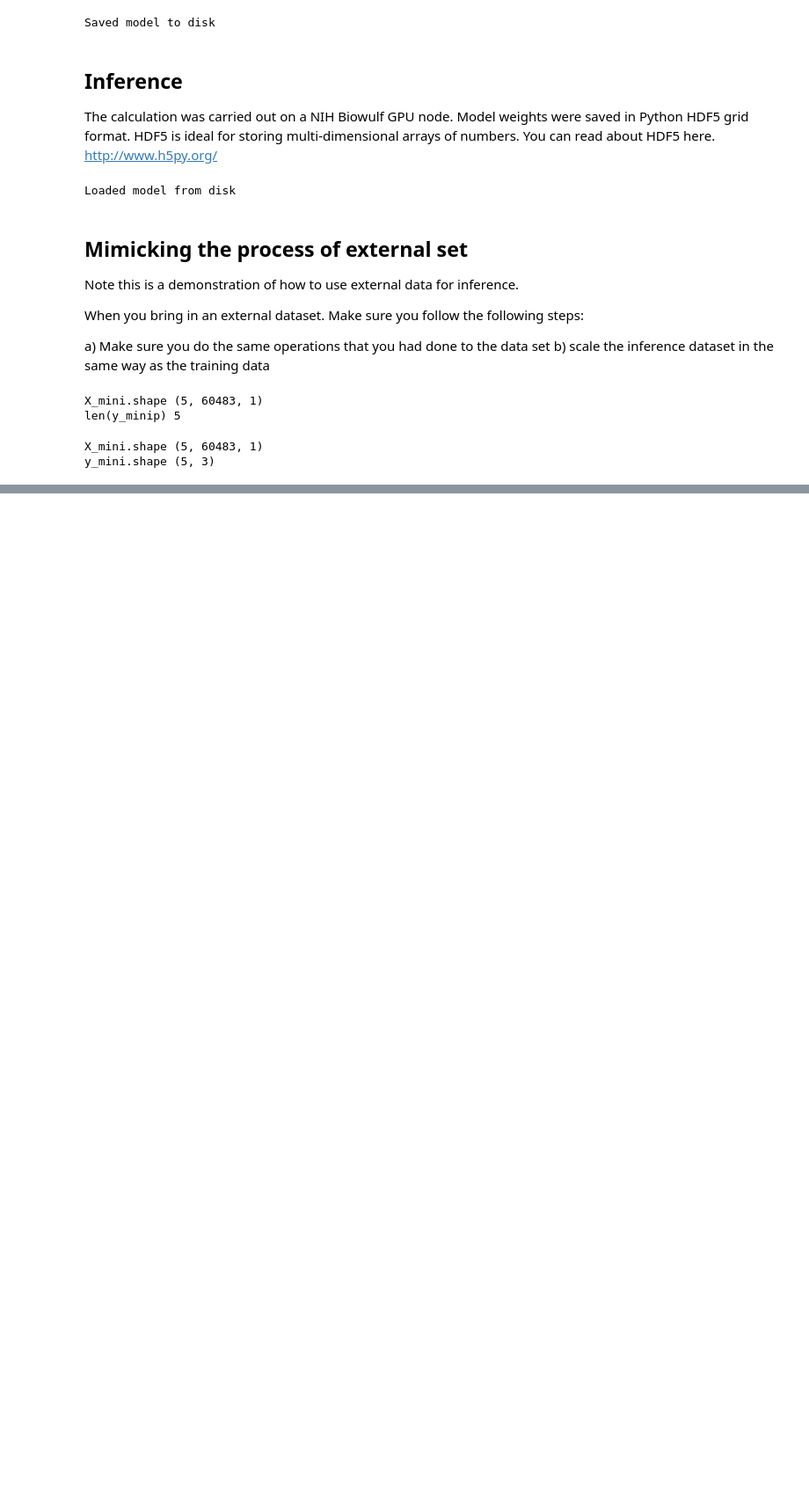
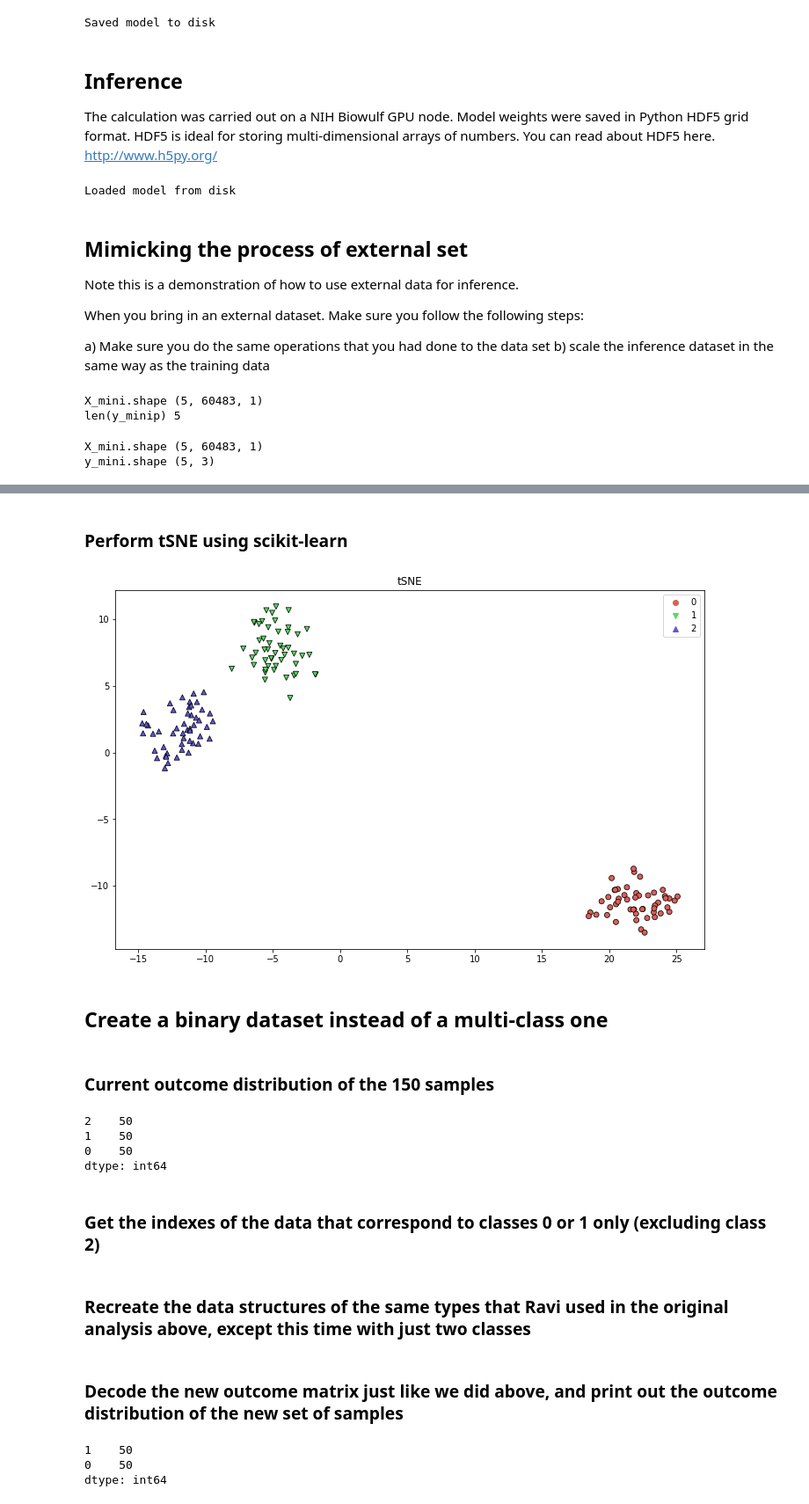
Before and after one commit to ravichas/ML-TC1, a Jupyter notebook: TC1-ConvNN.ipynb, the cells around one changed output, grey strips where cells are left out. Shown at 88% size. Saved outputs shown, nothing was run; the diff lists cells and outputs as text; code cells hidden in the pictures; blank space fills up the shorter version.

```diff
--- a/TC1-ConvNN.ipynb
+++ b/TC1-ConvNN.ipynb
@@ -387,0 +446,23 @@ print("%s: %.2f%%" % (loaded_model.metrics_names[1], score[1]*100))
+# %% [markdown]
+### Perform tSNE using scikit-learn
+# %%
+import sklearn.manifold as sk_manif
+tsne = sk_manif.TSNE(n_components=2)
+tsne_results = tsne.fit_transform(TC1data3.iloc[:,:500])
+ax = tc1_library.plot_results(tsne_results, outcome_decoded)
+ax.set_title('tSNE');
+# %% [output]
+[figure, added]
+# %% [markdown]
+## Create a binary dataset instead of a multi-class one
+# %% [markdown]
+### Current outcome distribution of the 150 samples
+# %%
+pd.value_counts(outcome_decoded)
+# %% [output]
+2    50
+1    50
+0    50
+dtype: int64
+# %% [markdown]
+### Get the indexes of the data that correspond to classes 0 or 1 only (excluding class 2)
@@ -387,0 +471,2 @@ print("%s: %.2f%%" % (loaded_model.metrics_names[1], score[1]*100))
+# %% [markdown]
+### Recreate the data structures of the same types that Ravi used in the original analysis above, except this time with just two classes
@@ -387,0 +476,9 @@ print("%s: %.2f%%" % (loaded_model.metrics_names[1], score[1]*100))
+# %% [markdown]
+### Decode the new outcome matrix just like we did above, and print out the outcome distribution of the new set of samples
+# %%
+outcome_decoded2 = [x.argmax() for x in outcome2]
+pd.value_counts(outcome_decoded2)
+# %% [output]
+1    50
+0    50
+dtype: int64
```
Also changed, not shown: parts of 19 cells of this notebook.
